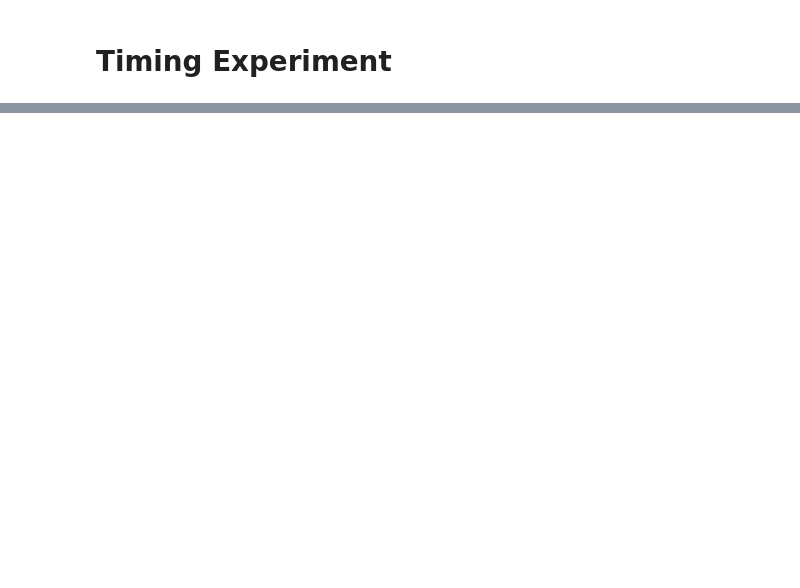
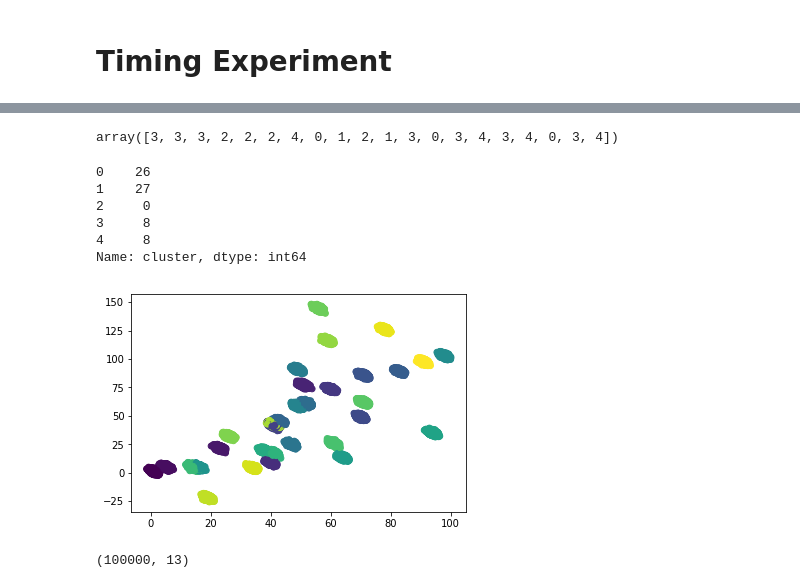
Before and after one commit to fairnessforensics/wiggum, a Jupyter notebook: docs/source/notebooks/exp_time.ipynb, the cells around one changed output, grey strips where cells are left out. Saved outputs shown, nothing was run; the diff lists cells and outputs as text; code cells hidden in the pictures; blank space fills up the shorter version.

```diff
--- a/docs/source/notebooks/exp_time.ipynb
+++ b/docs/source/notebooks/exp_time.ipynb
@@ -98,0 +49,24 @@ plt.show()
+# %%
+np.random.choice(range(5),20,)
+# %% [output]
+array([3, 3, 3, 2, 2, 2, 4, 0, 1, 2, 1, 3, 0, 3, 4, 3, 4, 0, 3, 4])
+# %%
+latent_df['cluster'].head()
+# %% [output]
+0    26
+1    27
+2     0
+3     8
+4     8
+Name: cluster, dtype: int64
+# %%
+plt.scatter(latent_df['x1'], latent_df['x2'],
+            c =  latent_df['cluster'], marker= 'o')
+plt.show()
+# %% [output]
+[figure, added]
+# %%
+# check the size of the data
+latent_df.shape
+# %% [output]
+(100000, 13)
```
Also changed, not shown: parts of 25 cells of this notebook, 6 other files.
